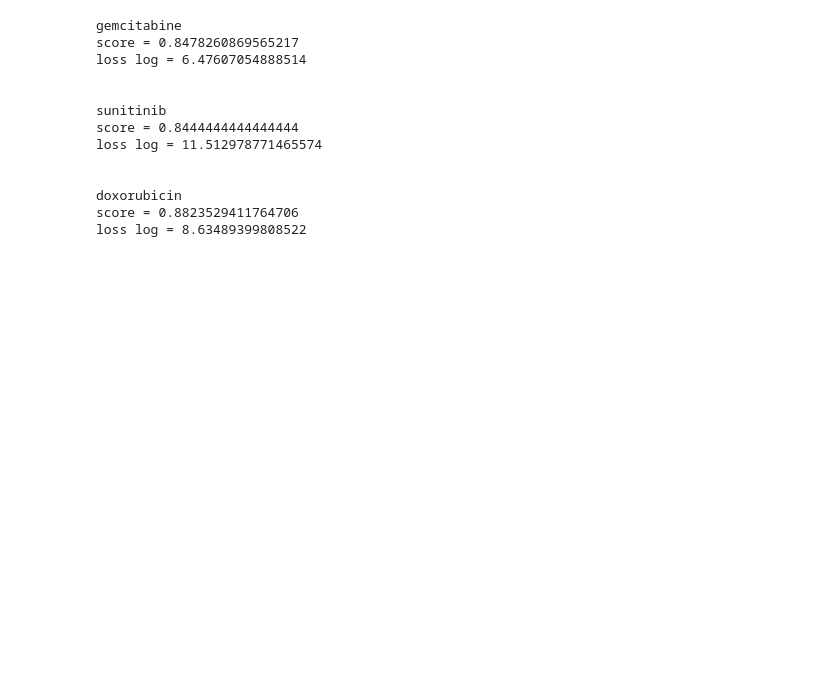
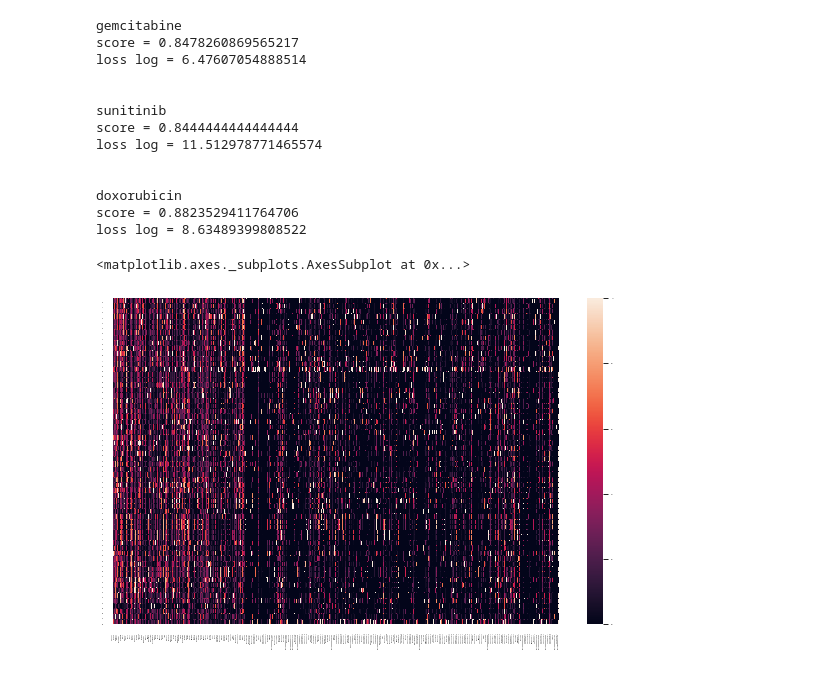
Before and after one commit to thedinak/Genetics-to-Therapuetics, a Jupyter notebook: data_predictions.ipynb, the cells around one changed output. Saved outputs shown, nothing was run; the diff lists cells and outputs as text; code cells hidden in the pictures; blank space fills up the shorter version.

```diff
--- a/data_predictions.ipynb
+++ b/data_predictions.ipynb
@@ -1186,3 +1201,10 @@ loss log = 11.512978771465574
 doxorubicin
 score = 0.8823529411764706
 loss log = 8.63489399808522
+# %%
+sns.set_context("paper", font_scale=0.2)
+f, ax = plt.subplots(figsize=(10, 6))
+sns.heatmap(gem_scaled)
+# %% [output]
+<matplotlib.axes._subplots.AxesSubplot at 0x...>
+[figure, added]
```
Also changed, not shown: parts of 3 cells of this notebook, 2 other files.
